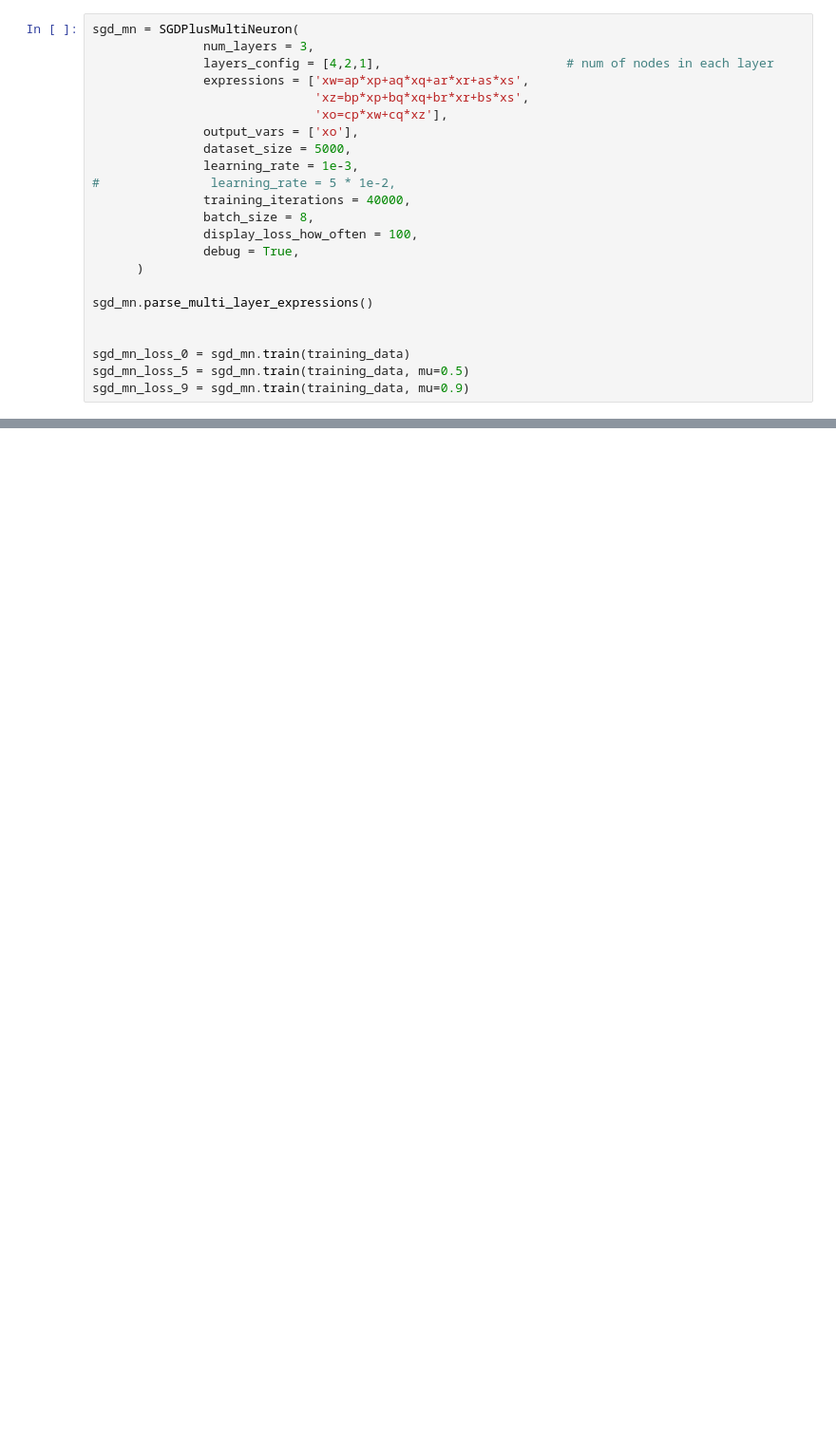
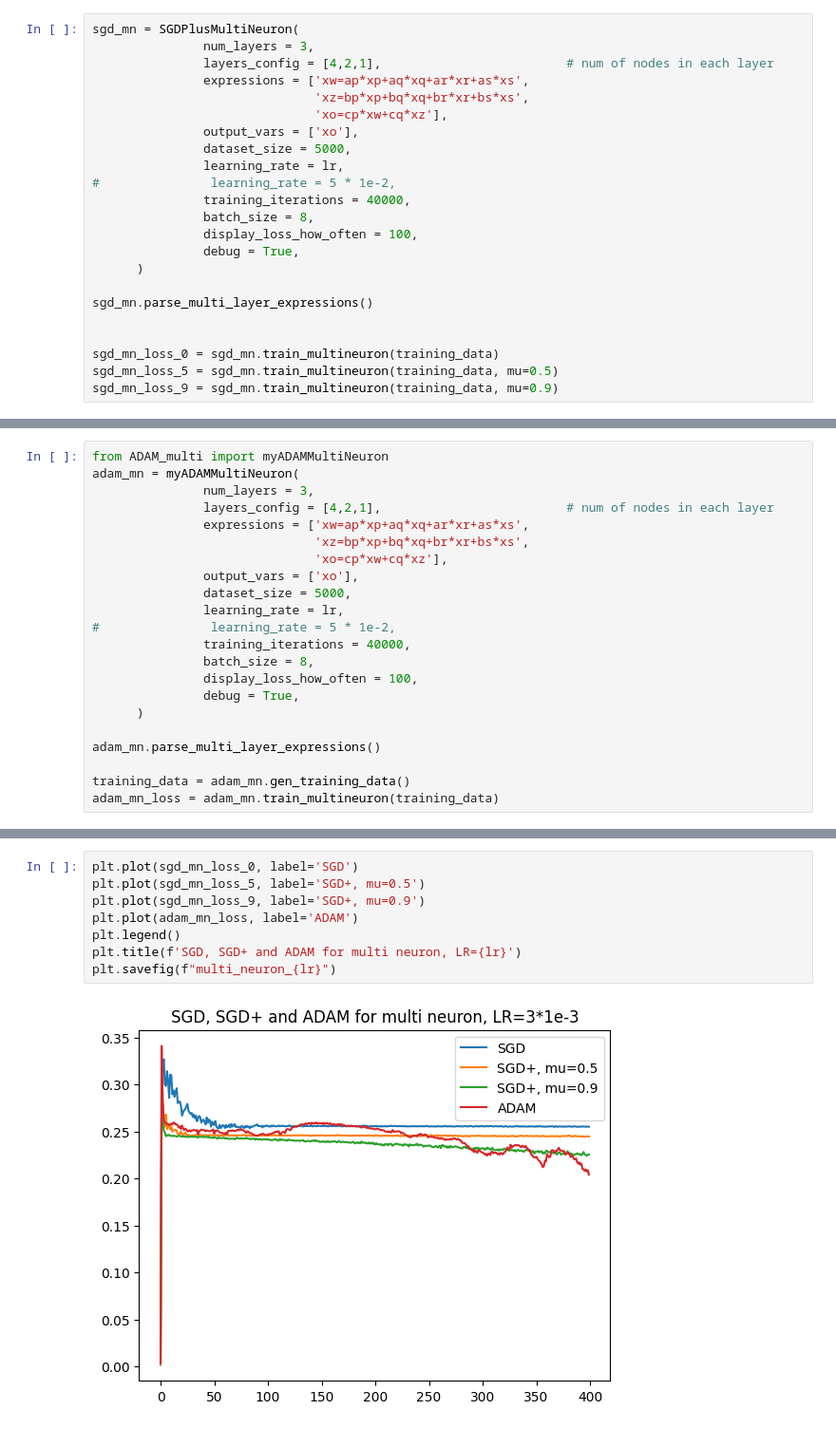
Before and after one commit to akamsali/ECE60146-DeepLearning-HWs-2023, a Jupyter notebook: HW3/hw.ipynb, the cells around one changed output, grey strips where cells are left out. Shown at 95% size. Saved outputs shown, nothing was run; the diff lists cells and outputs as text; blank space fills up the shorter version.

```diff
--- a/HW3/hw.ipynb
+++ b/HW3/hw.ipynb
@@ -52,7 +54,7 @@ sgd_mn = SGDPlusMultiNeuron(
                               'xo=cp*xw+cq*xz'],
                output_vars = ['xo'],
                dataset_size = 5000,
-               learning_rate = 1e-3,
+               learning_rate = lr,
 #               learning_rate = 5 * 1e-2,
                training_iterations = 40000,
                batch_size = 8,
@@ -63,9 +65,9 @@ sgd_mn = SGDPlusMultiNeuron(
 sgd_mn.parse_multi_layer_expressions()
 
 
-sgd_mn_loss_0 = sgd_mn.train(training_data)
-sgd_mn_loss_5 = sgd_mn.train(training_data, mu=0.5)
-sgd_mn_loss_9 = sgd_mn.train(training_data, mu=0.9)
+sgd_mn_loss_0 = sgd_mn.train_multineuron(training_data)
+sgd_mn_loss_5 = sgd_mn.train_multineuron(training_data, mu=0.5)
+sgd_mn_loss_9 = sgd_mn.train_multineuron(training_data, mu=0.9)
 # %% [output]
 self.layer_expressions:  {1: ['xw=ap*xp+aq*xq+ar*xr+as*xs', 'xz=bp*xp+bq*xq+br*xr+bs*xs'], 2: ['xo=cp*xw+cq*xz']}
 
@@ -129,0 +132,22 @@ leads_to dictionary: {'xd': {'xw'}, 'xc': {'xw'}, 'xa': {'xw'}, 'xb': {'xw'}, 'x
+# %%
+from ADAM_multi import myADAMMultiNeuron
+adam_mn = myADAMMultiNeuron(
+               num_layers = 3,
+               layers_config = [4,2,1],                         # num of nodes in each layer
+               expressions = ['xw=ap*xp+aq*xq+ar*xr+as*xs',
+                              'xz=bp*xp+bq*xq+br*xr+bs*xs',
+                              'xo=cp*xw+cq*xz'],
+               output_vars = ['xo'],
+               dataset_size = 5000,
+               learning_rate = lr,
+#               learning_rate = 5 * 1e-2,
+               training_iterations = 40000,
+               batch_size = 8,
+               display_loss_how_often = 100,
+               debug = True,
+      )
+
+adam_mn.parse_multi_layer_expressions()
+
+training_data = adam_mn.gen_training_data()
+adam_mn_loss = adam_mn.train_multineuron(training_data)
@@ -142,0 +186,10 @@ plt.savefig("one_neuron")
+# %%
+plt.plot(sgd_mn_loss_0, label='SGD')
+plt.plot(sgd_mn_loss_5, label='SGD+, mu=0.5')
+plt.plot(sgd_mn_loss_9, label='SGD+, mu=0.9')
+plt.plot(adam_mn_loss, label='ADAM')
+plt.legend()
+plt.title(f'SGD, SGD+ and ADAM for multi neuron, LR={lr}')
+plt.savefig(f"multi_neuron_{lr}")
+# %% [output]
+[figure, added]
```
Also changed, not shown: parts of 5 cells of this notebook, 6 other files.
